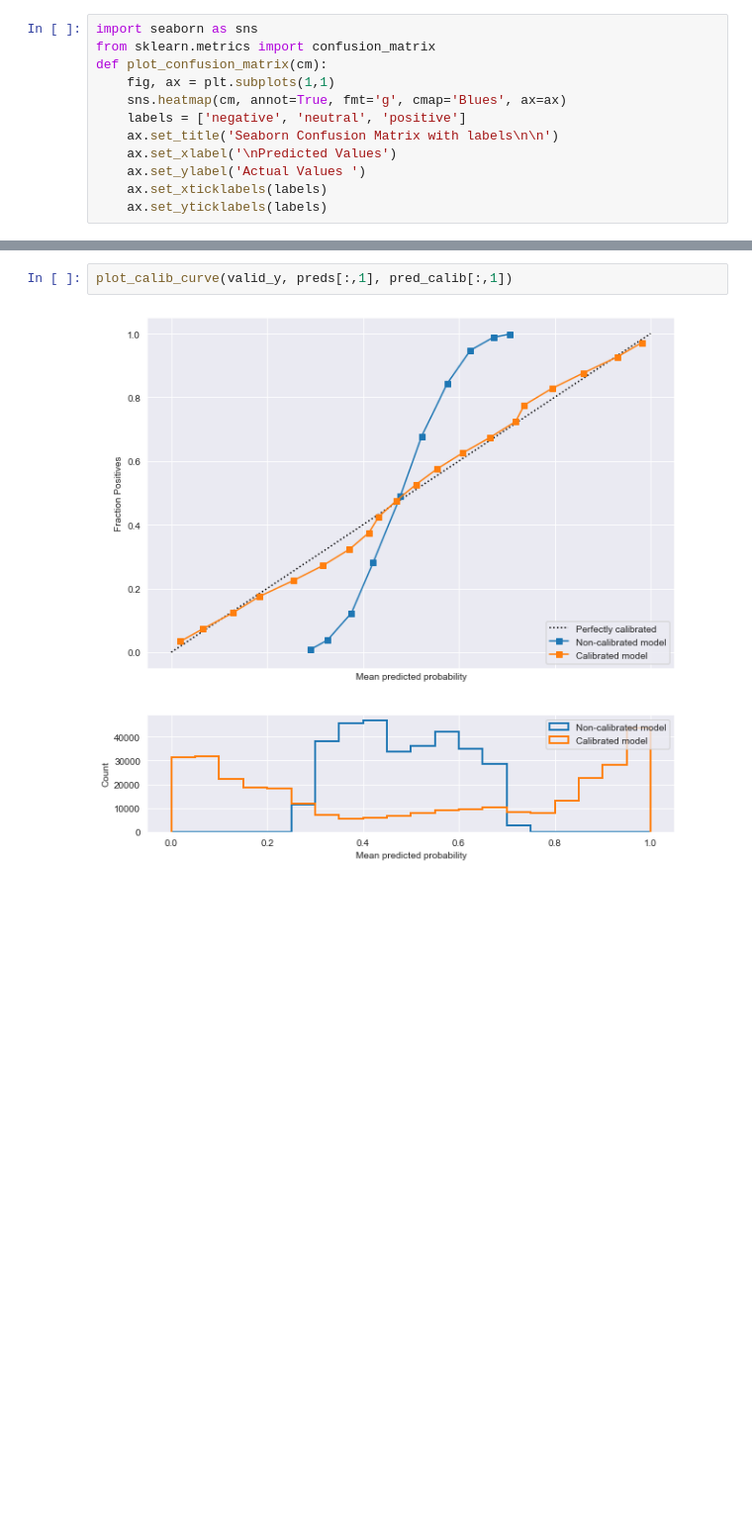
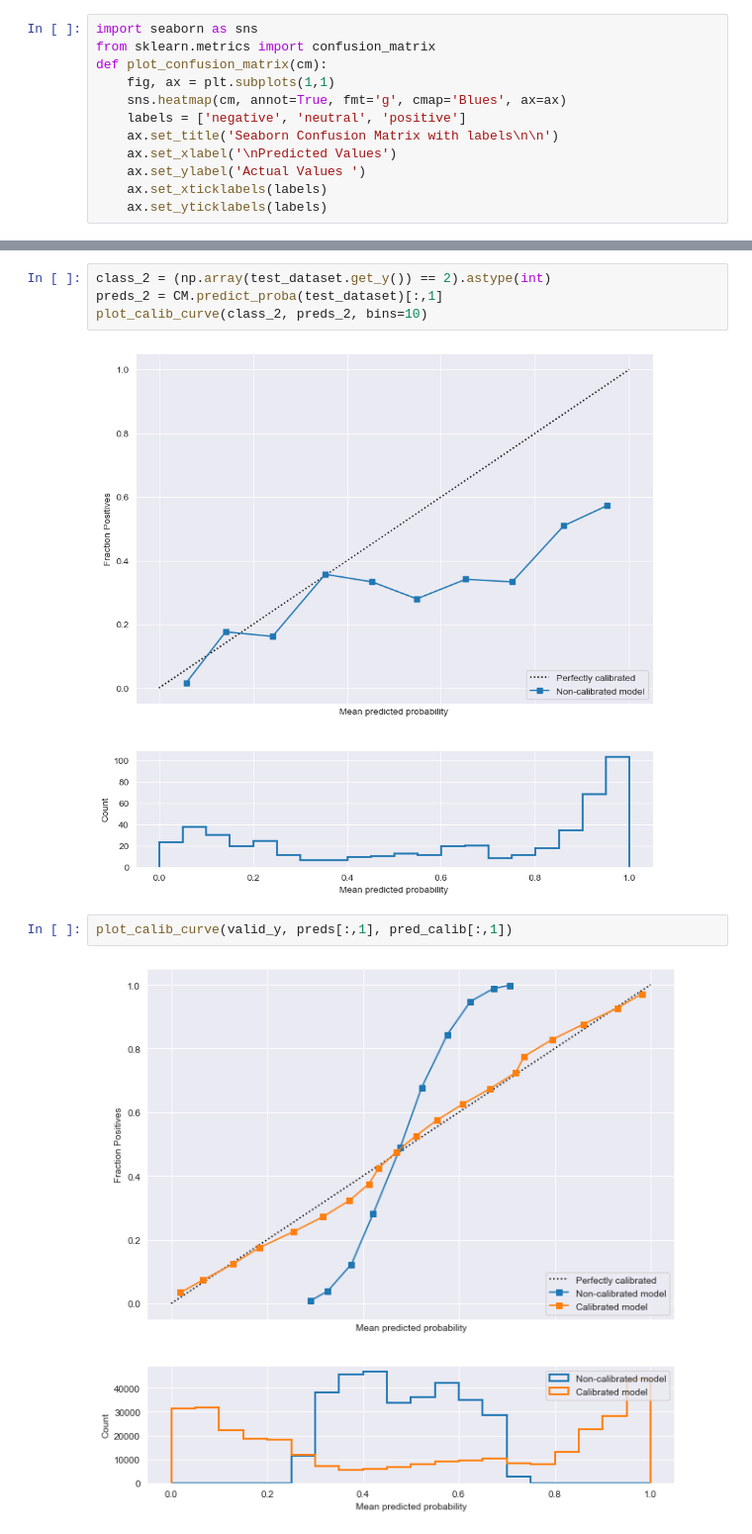
Before and after one commit to jmniederle/product-sentiment, a Jupyter notebook: sentiment_model/sentiment_model.ipynb, the cells around one changed output, grey strips where cells are left out. Shown at 99% size. Cells and saved outputs as stored; diff of their text form; blank space fills up the shorter version.

```diff
--- a/sentiment_model/sentiment_model.ipynb
+++ b/sentiment_model/sentiment_model.ipynb
@@ -226,3 +249,9 @@ array([1, 0, 1, 0, 0, 0, 2, 0, 0, 2, 1, 1, 2, 1, 1, 1, 0, 0, 0, 0, 0, 2,
+# %%
+class_2 = (np.array(test_dataset.get_y()) == 2).astype(int)
+preds_2 = CM.predict_proba(test_dataset)[:,1]
+plot_calib_curve(class_2, preds_2, bins=10)
+# %% [output]
+[figure, added]
 # %%
 plot_calib_curve(valid_y, preds[:,1], pred_calib[:,1])
 # %% [output]
```
Also changed, not shown: parts of 16 cells of this notebook.
